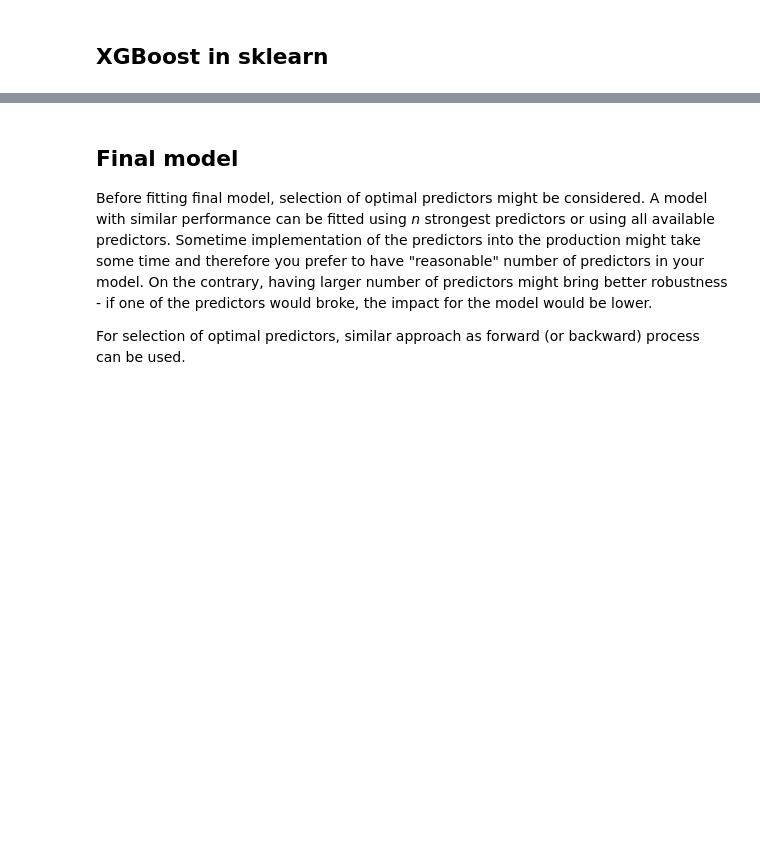
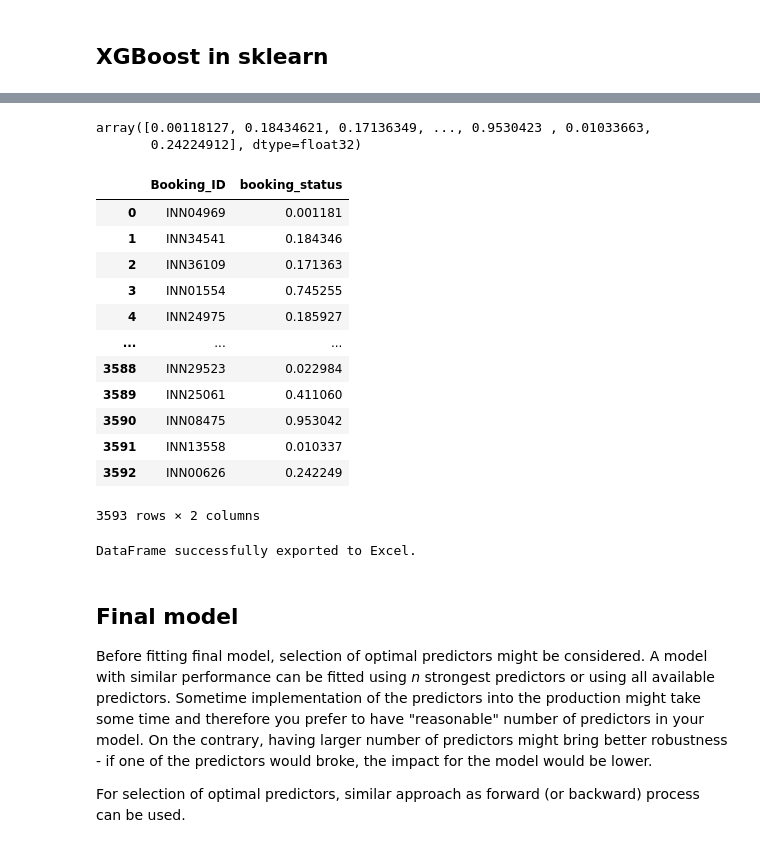
Before and after one commit to ancabenca/ds2-hw, a Jupyter notebook: Assigment1_Anicka/xgboost- modelBuildingAB.ipynb, the cells around one changed output, grey strips where cells are left out. Cells and saved outputs as stored; diff of their text form; code cells hidden in the pictures; blank space fills up the shorter version.

Commit message:
feat: Snaha o zlepšení skóre via using sklearn knihovna, explorace ostatních topics v daném skriptu

```diff
--- a/Assigment1_Anicka/xgboost- modelBuildingAB.ipynb
+++ b/Assigment1_Anicka/xgboost- modelBuildingAB.ipynb
@@ -572,12 +609,16 @@ DataFrame successfully exported to Excel.
 # %% [markdown]
 ## XGBoost in sklearn
 # %%
+#NEW ATEMPT USING SKLEARN
 booster_sklearn = xgb.XGBClassifier(
+    tree_method = 'exact',
     booster='gbtree', #which booster to use
     objective='binary:logistic', #specify the learning task (objective function)
     random_state=12, #random seed
     verbosity=1, #amount of info in printing
     eval_metric='auc',
+    max_depth = 7,
+    eta = 0.05,
     use_label_encoder=False,
     early_stopping_rounds=10,#acttivates early stopping
 )
@@ -624,3 +665,42 @@ XGBClassifier(base_score=None, booster='gbtree', callbacks=None,
+# %%
+#PREDICTION FOR SKLEARN
+dtest = xgb.DMatrix(test_data[cols_pred])
+pred_sklearn_proba = booster_sklearn.predict_proba(test_data[cols_pred])[:, 1]
+pred_sklearn_proba
+# %% [output]
+array([0.00118127, 0.18434621, 0.17136349, ..., 0.9530423 , 0.01033663,
+       0.24224912], dtype=float32)
+# %%
+#MAKING DATA FRAME
+test_data_reset = test_data.reset_index()
+
+# Create a DataFrame with booking IDs and predicted probabilities
+predictions_df2 = pd.DataFrame({
+    'Booking_ID': test_data_reset['Booking_ID'],  # Assuming 'Booking_ID' is the name of the index
+    'booking_status': pred_sklearn_proba
+})
+predictions_df2
+# %% [output]
+|  | Booking_ID | booking_status |
+| 0 | INN04969 | 0.001181 |
+| 1 | INN34541 | 0.184346 |
+| 2 | INN36109 | 0.171363 |
+| 3 | INN01554 | 0.745255 |
+| 4 | INN24975 | 0.185927 |
+| ... | ... | ... |
+| 3588 | INN29523 | 0.022984 |
+| 3589 | INN25061 | 0.411060 |
+| 3590 | INN08475 | 0.953042 |
+| 3591 | INN13558 | 0.010337 |
+| 3592 | INN00626 | 0.242249 |
+3593 rows × 2 columns
+# %%
+#EXPORT DATA FRAME
+predictions_df2.to_excel("predictions6.xlsx", index=False)
+
+print("DataFrame successfully exported to Excel.")
+# %% [output]
+DataFrame successfully exported to Excel.
 # %% [markdown]
 ## Final model
 Before fitting final model, selection of optimal predictors might be considered. A model with similar performance can be fitted using *n* strongest predictors or using all available predictors. Sometime implementation of the predictors into the production might take some time and therefore you prefer to have "reasonable" number of predictors in your model. On the contrary, having larger number of predictors might bring better robustness - if one of the predictors would broke, the impact for the model would be lower.
```
Also changed, not shown: parts of 27 cells of this notebook.
